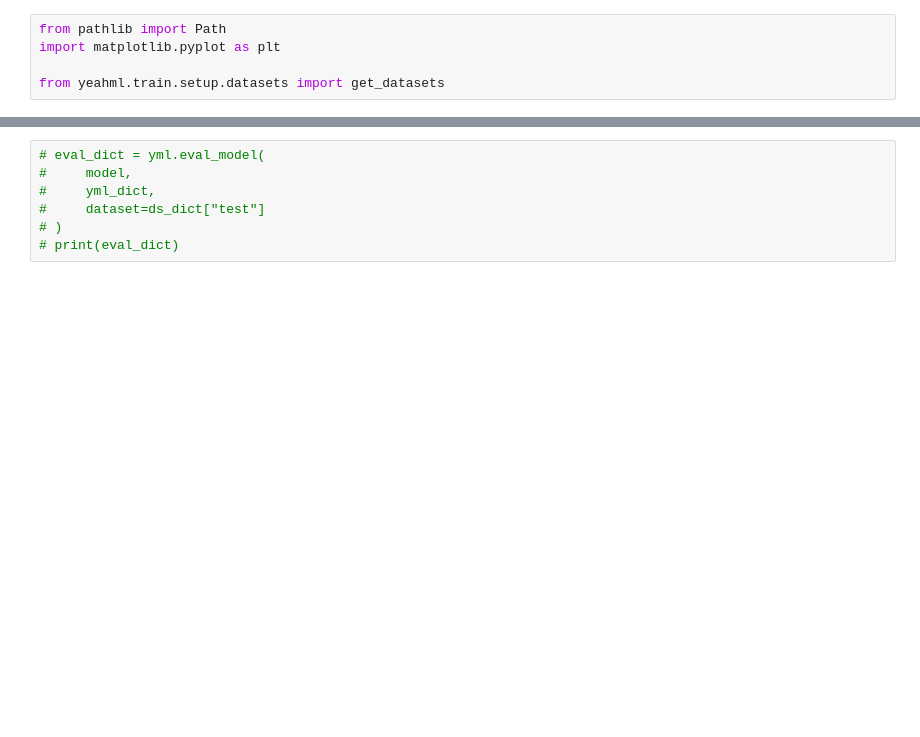
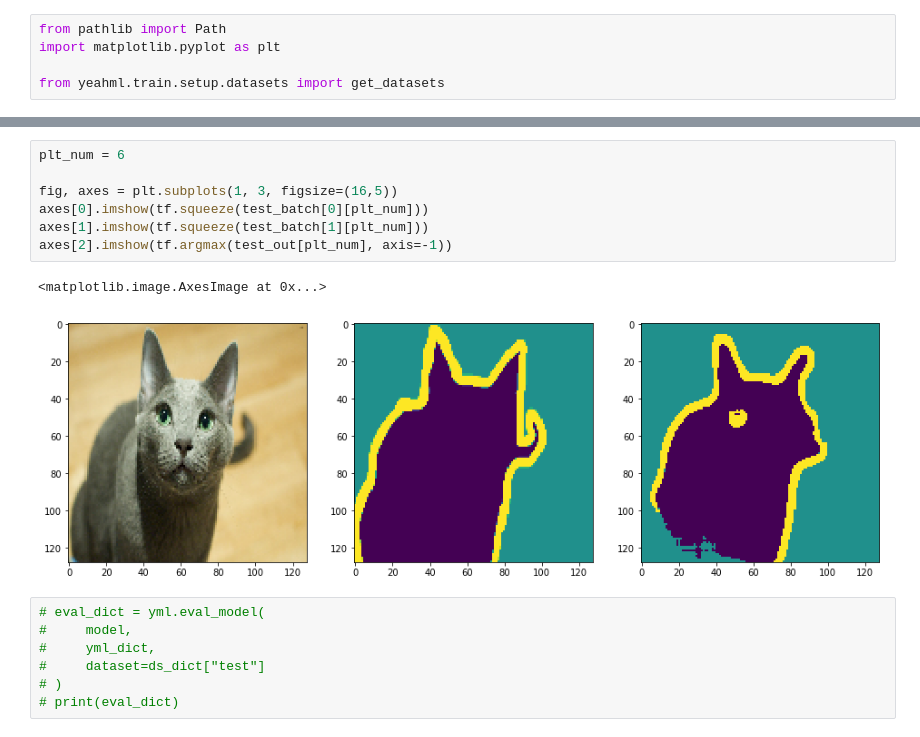
Before and after one commit to yeahml/yeahml, a Jupyter notebook: examples/segmentation_oxford_pets/segmentation.ipynb, the cells around one changed output, grey strips where cells are left out. Saved outputs shown, nothing was run; the diff lists cells and outputs as text; blank space fills up the shorter version.

```diff
--- a/examples/segmentation_oxford_pets/segmentation.ipynb
+++ b/examples/segmentation_oxford_pets/segmentation.ipynb
@@ -210,3 +221,13 @@ axes[2].imshow(tf.argmax(z[plt_num], axis=-1))
+# %%
+plt_num = 6
+
+fig, axes = plt.subplots(1, 3, figsize=(16,5))
+axes[0].imshow(tf.squeeze(test_batch[0][plt_num]))
+axes[1].imshow(tf.squeeze(test_batch[1][plt_num]))
+axes[2].imshow(tf.argmax(test_out[plt_num], axis=-1))
+# %% [output]
+<matplotlib.image.AxesImage at 0x...>
+[figure, added]
 # %%
 # eval_dict = yml.eval_model(
 #     model,
```
Also changed, not shown: parts of 12 cells of this notebook, 6 other files.
